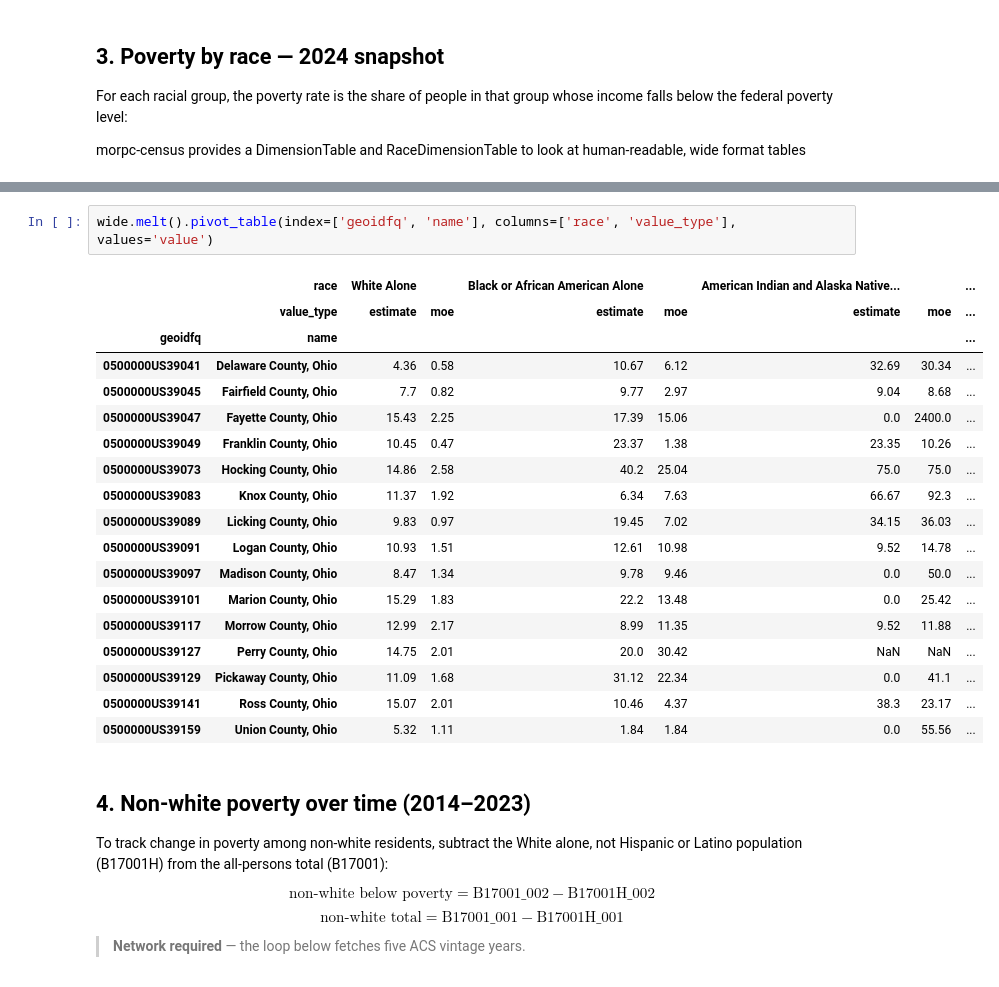
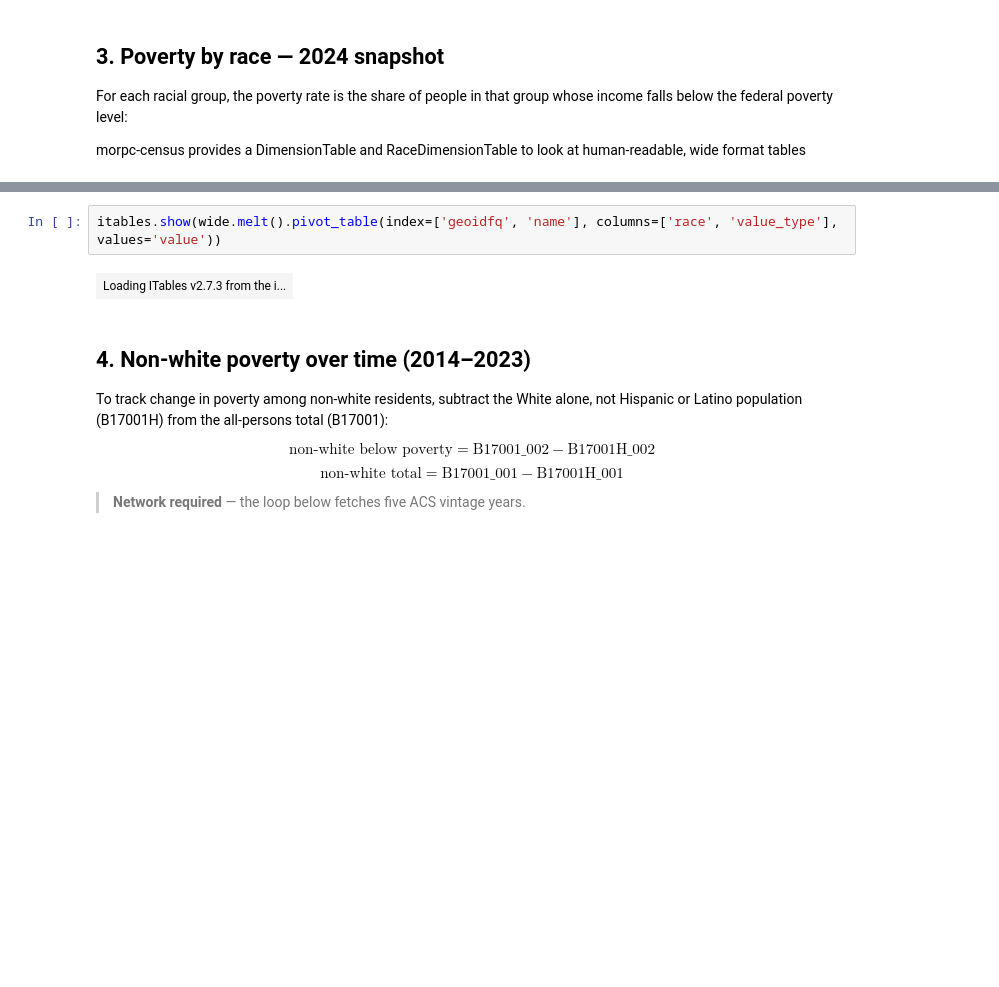
Before and after one commit to jinskeep-morpc/morpc-census, a Jupyter notebook: doc/03-morpc-poverty-race-demo.ipynb, the cells around one changed output, grey strips where cells are left out. Cells and saved outputs as stored; diff of their text form; blank space fills up the shorter version.

```diff
--- a/doc/03-morpc-poverty-race-demo.ipynb
+++ b/doc/03-morpc-poverty-race-demo.ipynb
@@ -157,24 +128,7 @@ wide
 # %%
-wide.melt().pivot_table(index=['geoidfq', 'name'], columns=['race', 'value_type'], values='value')
+itables.show(wide.melt().pivot_table(index=['geoidfq', 'name'], columns=['race', 'value_type'], values='value'))
 # %% [output]
-|  | race | White Alone |  | Black or African American Alone |  | American Indian and Alaska Native... |  | ... |
-|  | value_type | estimate | moe | estimate | moe | estimate | moe | ... |
-| geoidfq | name |  |  |  |  |  |  | ... |
-| 0500000US39041 | Delaware County, Ohio | 4.36 | 0.58 | 10.67 | 6.12 | 32.69 | 30.34 | ... |
-| 0500000US39045 | Fairfield County, Ohio | 7.7 | 0.82 | 9.77 | 2.97 | 9.04 | 8.68 | ... |
-| 0500000US39047 | Fayette County, Ohio | 15.43 | 2.25 | 17.39 | 15.06 | 0.0 | 2400.0 | ... |
-| 0500000US39049 | Franklin County, Ohio | 10.45 | 0.47 | 23.37 | 1.38 | 23.35 | 10.26 | ... |
-| 0500000US39073 | Hocking County, Ohio | 14.86 | 2.58 | 40.2 | 25.04 | 75.0 | 75.0 | ... |
-| 0500000US39083 | Knox County, Ohio | 11.37 | 1.92 | 6.34 | 7.63 | 66.67 | 92.3 | ... |
-| 0500000US39089 | Licking County, Ohio | 9.83 | 0.97 | 19.45 | 7.02 | 34.15 | 36.03 | ... |
-| 0500000US39091 | Logan County, Ohio | 10.93 | 1.51 | 12.61 | 10.98 | 9.52 | 14.78 | ... |
-| 0500000US39097 | Madison County, Ohio | 8.47 | 1.34 | 9.78 | 9.46 | 0.0 | 50.0 | ... |
-| 0500000US39101 | Marion County, Ohio | 15.29 | 1.83 | 22.2 | 13.48 | 0.0 | 25.42 | ... |
-| 0500000US39117 | Morrow County, Ohio | 12.99 | 2.17 | 8.99 | 11.35 | 9.52 | 11.88 | ... |
-| 0500000US39127 | Perry County, Ohio | 14.75 | 2.01 | 20.0 | 30.42 | NaN | NaN | ... |
-| 0500000US39129 | Pickaway County, Ohio | 11.09 | 1.68 | 31.12 | 22.34 | 0.0 | 41.1 | ... |
-| 0500000US39141 | Ross County, Ohio | 15.07 | 2.01 | 10.46 | 4.37 | 38.3 | 23.17 | ... |
-| 0500000US39159 | Union County, Ohio | 5.32 | 1.11 | 1.84 | 1.84 | 0.0 | 55.56 | ... |
+| Loading ITables v2.7.3 from the i... |
 # %% [markdown]
 ## 4. Non-white poverty over time (2014–2023)
 
```
Also changed, not shown: parts of 12 cells of this notebook.
